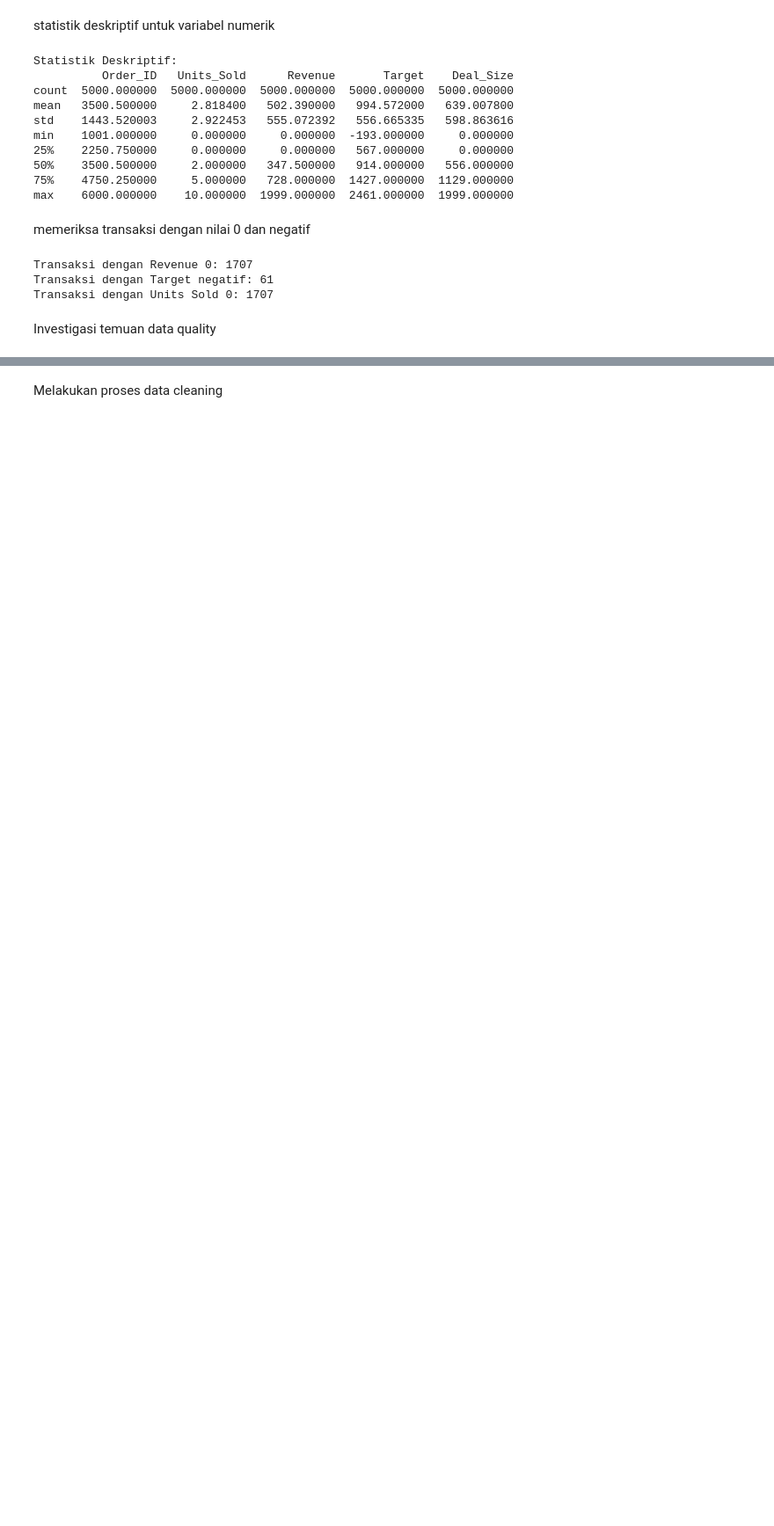
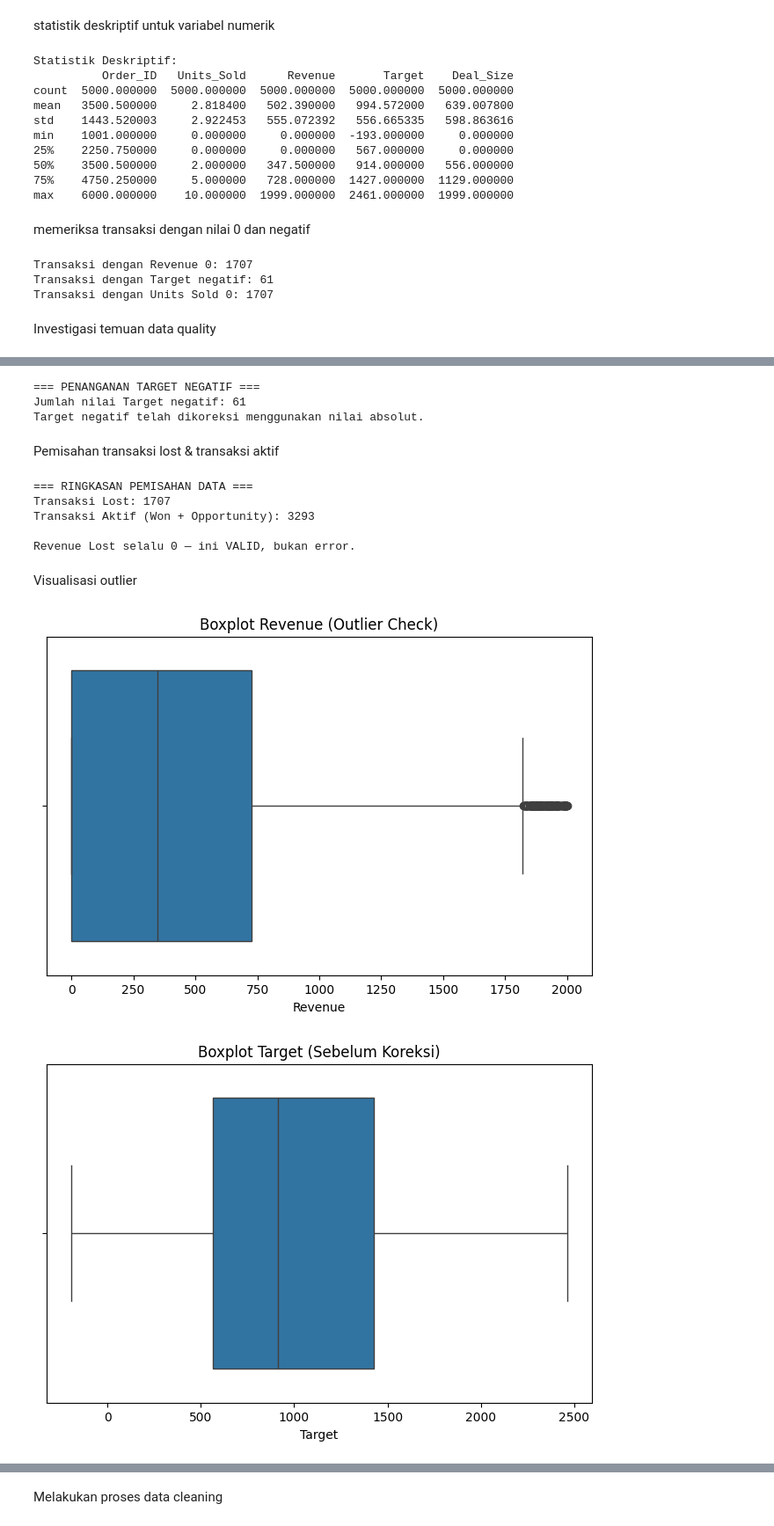
Before and after one commit to Rio-prst/MarketSalesDataAnalysis, a Jupyter notebook: final_project.ipynb, the cells around one changed output, grey strips where cells are left out. Shown at 88% size. Saved outputs shown, nothing was run; the diff lists cells and outputs as text; code cells hidden in the pictures; blank space fills up the shorter version.

```diff
--- a/final_project.ipynb
+++ b/final_project.ipynb
@@ -122,0 +139,50 @@ if len(deal_size_zero) > 0:
+# %%
+print("\n=== PENANGANAN TARGET NEGATIF ===")
+
+print(f"Jumlah nilai Target negatif: {len(negative_target)}")
+
+# Solusi koreksi: ganti dengan nilai absolut
+data['Target_corrected'] = data['Target'].apply(lambda x: abs(x))
+
+print("Target negatif telah dikoreksi menggunakan nilai absolut.")
+# %% [output]
+=== PENANGANAN TARGET NEGATIF ===
+Jumlah nilai Target negatif: 61
+Target negatif telah dikoreksi menggunakan nilai absolut.
+# %% [markdown]
+Pemisahan transaksi lost & transaksi aktif
+# %%
+lost_data = data[data['Stage'] == 'Lost']
+active_data = data[data['Stage'] != 'Lost']
+
+print("\n=== RINGKASAN PEMISAHAN DATA ===")
+print(f"Transaksi Lost: {len(lost_data)}")
+print(f"Transaksi Aktif (Won + Opportunity): {len(active_data)}")
+
+print("\nRevenue Lost selalu 0 — ini VALID, bukan error.")
+# %% [output]
+=== RINGKASAN PEMISAHAN DATA ===
+Transaksi Lost: 1707
+Transaksi Aktif (Won + Opportunity): 3293
+
+Revenue Lost selalu 0 — ini VALID, bukan error.
+# %% [markdown]
+Visualisasi outlier
+# %%
+plt.figure(figsize=(8,5))
+sns.boxplot(x=data['Revenue'])
+plt.title("Boxplot Revenue (Outlier Check)")
+plt.show()
+
+plt.figure(figsize=(8,5))
+sns.boxplot(x=data['Target'])
+plt.title("Boxplot Target (Sebelum Koreksi)")
+plt.show()
+
+plt.figure(figsize=(8,5))
+sns.histplot(negative_target['Target'], bins=20)
+plt.title("Distribusi Target Negatif")
+plt.show()
+# %% [output]
+[figure, added]
+[figure, added]
```
Also changed, not shown: parts of 15 cells of this notebook, 3 other files.
